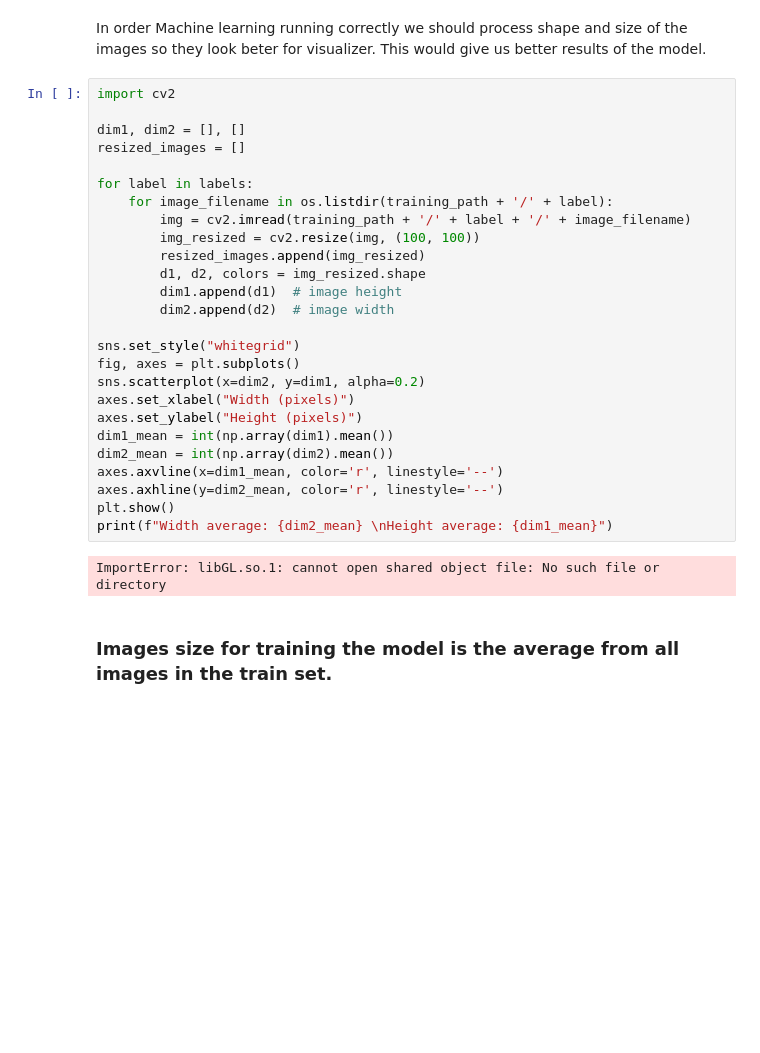
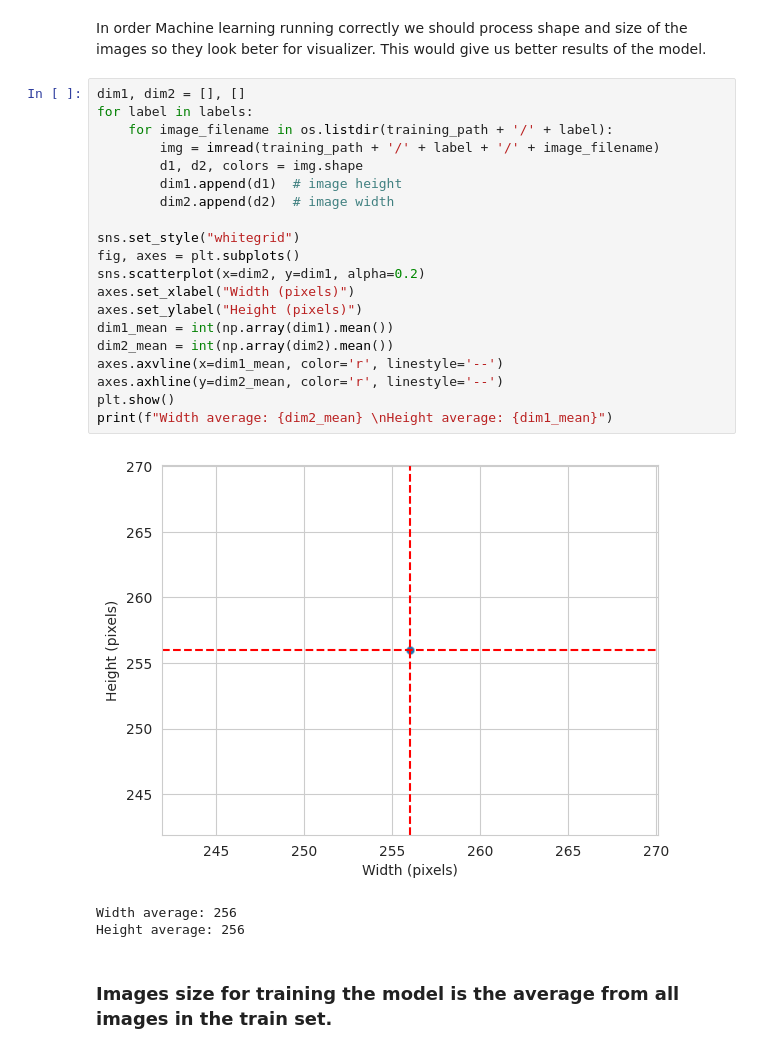
Before and after one commit to BogdanFSD/ML5-Mildew-Detection, a Jupyter notebook: jupyter_notebooks/Data_Visualization.ipynb, the cells around one changed output. Saved outputs shown, nothing was run; the diff lists cells and outputs as text; blank space fills up the shorter version.

```diff
--- a/jupyter_notebooks/Data_Visualization.ipynb
+++ b/jupyter_notebooks/Data_Visualization.ipynb
@@ -88,33 +88,29 @@ Label for the images are ['healthy', 'powdery_mildew']
 # %% [markdown]
 In order Machine learning running correctly we should process shape and size of the images so they look beter for visualizer. This would give us better results of the model.
 # %%
-import cv2
-
 dim1, dim2 = [], []
-resized_images = []
-
 for label in labels:
     for image_filename in os.listdir(training_path + '/' + label):
-        img = cv2.imread(training_path + '/' + label + '/' + image_filename)
-        img_resized = cv2.resize(img, (100, 100))
-        resized_images.append(img_resized)
-        d1, d2, colors = img_resized.shape
+        img = imread(training_path + '/' + label + '/' + image_filename)
+        d1, d2, colors = img.shape
         dim1.append(d1)  # image height
         dim2.append(d2)  # image width
 
 sns.set_style("whitegrid")
 fig, axes = plt.subplots()
 sns.scatterplot(x=dim2, y=dim1, alpha=0.2)
 axes.set_xlabel("Width (pixels)")
 axes.set_ylabel("Height (pixels)")
 dim1_mean = int(np.array(dim1).mean())
 dim2_mean = int(np.array(dim2).mean())
 axes.axvline(x=dim1_mean, color='r', linestyle='--')
 axes.axhline(y=dim2_mean, color='r', linestyle='--')
 plt.show()
 print(f"Width average: {dim2_mean} \nHeight average: {dim1_mean}")
 # %% [output]
+[figure, added]
-ImportError: libGL.so.1: cannot open shared object file: No such file or directory
+Width average: 256
+Height average: 256
 # %% [markdown]
 ### Images size for training the model is the average from all images in the train set.
 # %%
```
Also changed, not shown: 1 other file.
